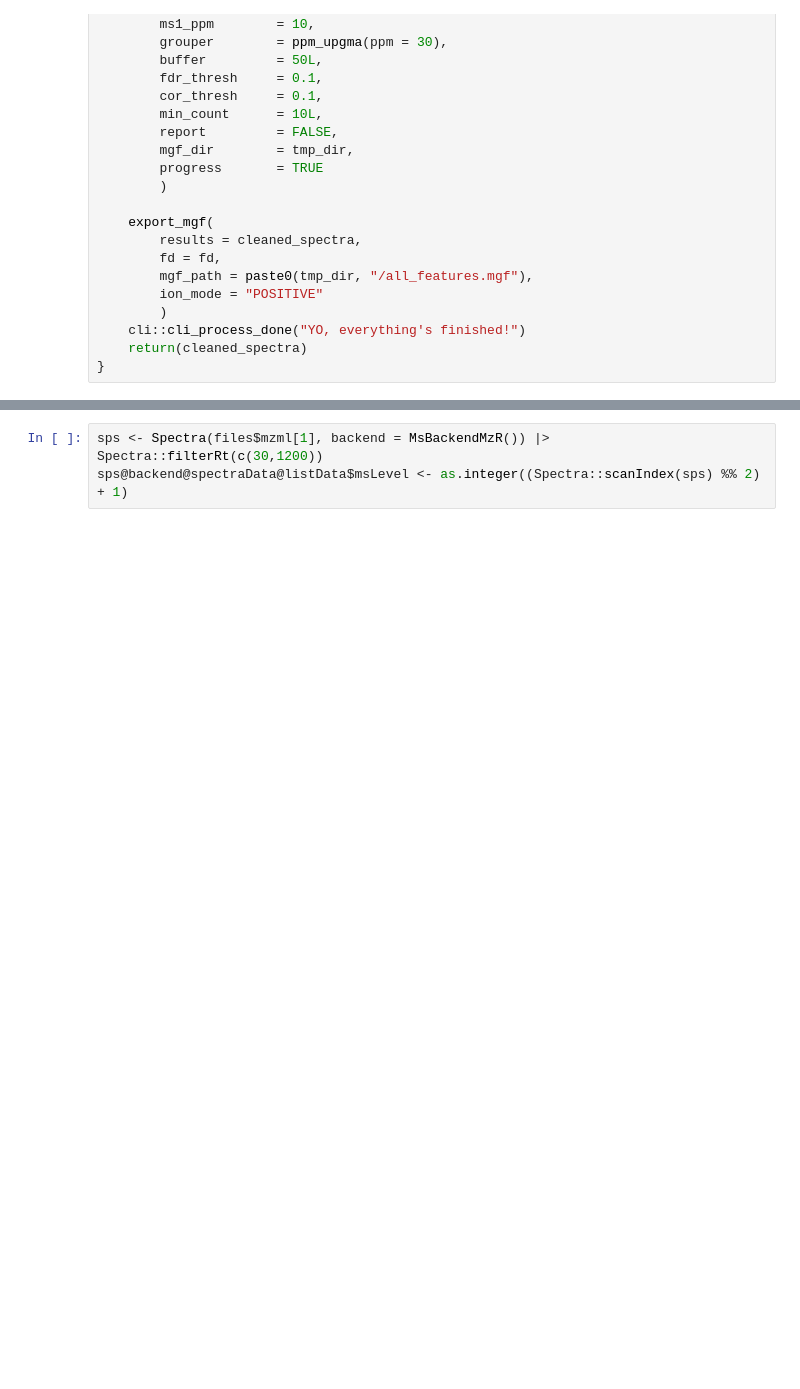
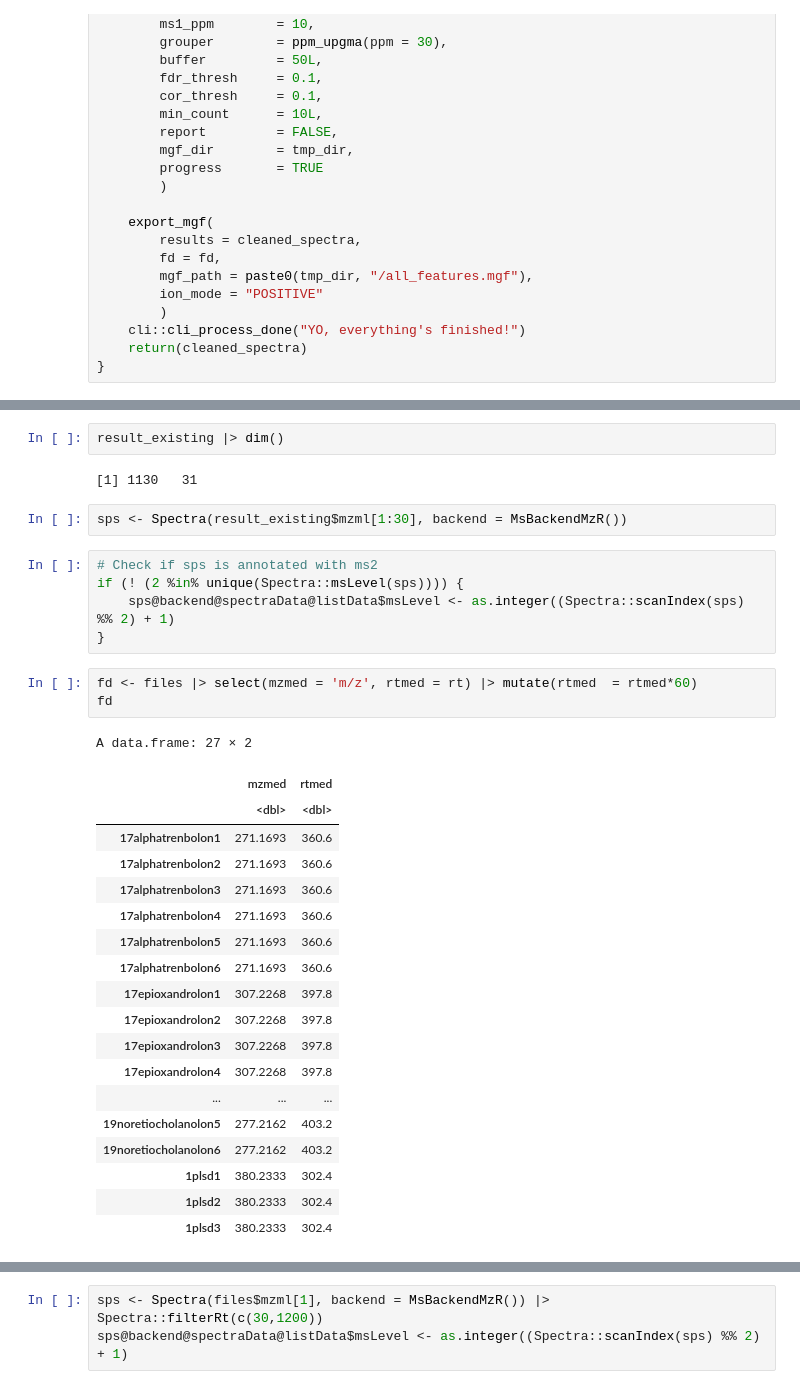
Before and after one commit to JohanLassen/carpeDIAMS, a Jupyter notebook: experiments.ipynb, the cells around one changed output, grey strips where cells are left out. Saved outputs shown, nothing was run; the diff lists cells and outputs as text; blank space fills up the shorter version.

Commit message:
target list support step 1

```diff
--- a/experiments.ipynb
+++ b/experiments.ipynb
@@ -228,0 +408,34 @@ process_mzml <- function(path, tmp_dir){
+# %%
+result_existing |> dim()
+# %% [output]
+[1] 1130   31
+# %%
+sps <- Spectra(result_existing$mzml[1:30], backend = MsBackendMzR())
+# %%
+# Check if sps is annotated with ms2
+if (! (2 %in% unique(Spectra::msLevel(sps)))) {
+    sps@backend@spectraData@listData$msLevel <- as.integer((Spectra::scanIndex(sps) %% 2) + 1)
+}
+# %%
+fd <- files |> select(mzmed = 'm/z', rtmed = rt) |> mutate(rtmed  = rtmed*60)
+fd
+# %% [output]
+A data.frame: 27 × 2
+|  | mzmed | rtmed |
+|  | <dbl> | <dbl> |
+| 17alphatrenbolon1 | 271.1693 | 360.6 |
+| 17alphatrenbolon2 | 271.1693 | 360.6 |
+| 17alphatrenbolon3 | 271.1693 | 360.6 |
+| 17alphatrenbolon4 | 271.1693 | 360.6 |
+| 17alphatrenbolon5 | 271.1693 | 360.6 |
+| 17alphatrenbolon6 | 271.1693 | 360.6 |
+| 17epioxandrolon1 | 307.2268 | 397.8 |
+| 17epioxandrolon2 | 307.2268 | 397.8 |
+| 17epioxandrolon3 | 307.2268 | 397.8 |
+| 17epioxandrolon4 | 307.2268 | 397.8 |
+| ... | ... | ... |
+| 19noretiocholanolon5 | 277.2162 | 403.2 |
+| 19noretiocholanolon6 | 277.2162 | 403.2 |
+| 1plsd1 | 380.2333 | 302.4 |
+| 1plsd2 | 380.2333 | 302.4 |
+| 1plsd3 | 380.2333 | 302.4 |
```
Also changed, not shown: parts of 9 cells of this notebook, 1 other file.
